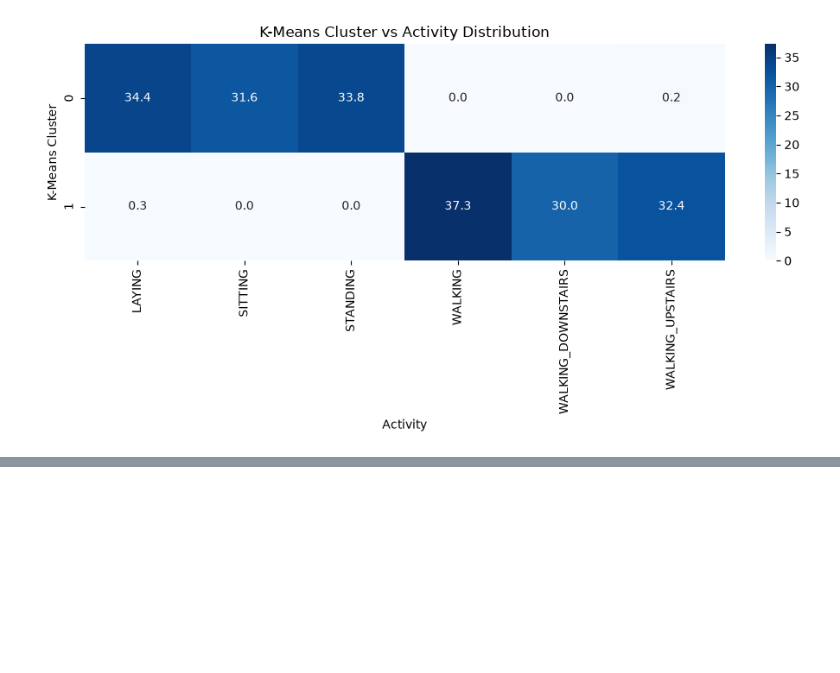
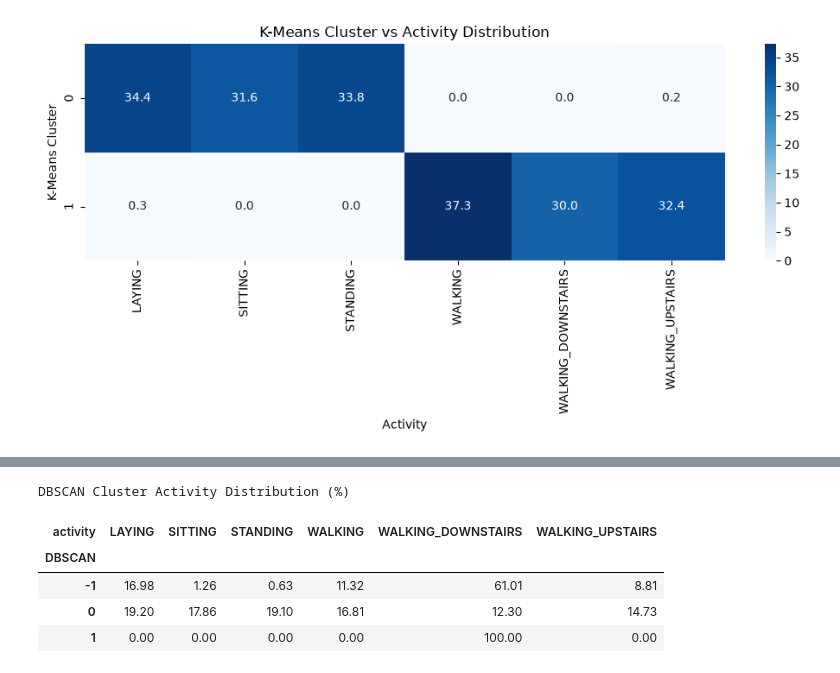
Before and after one commit to Debankumardas/Dimensionality-Reduction-Clustering, a Jupyter notebook: notebooks/dimensionality_reduction_clustering.ipynb, the cells around one changed output, grey strips where cells are left out. Cells and saved outputs as stored; diff of their text form; code cells hidden in the pictures; blank space fills up the shorter version.

```diff
--- a/notebooks/dimensionality_reduction_clustering.ipynb
+++ b/notebooks/dimensionality_reduction_clustering.ipynb
@@ -1007,0 +1150,18 @@ from scipy.cluster.hierarchy import dendrogram, linkage
+# %%
+dbscan_activity_distribution = (
+    pd.crosstab(
+        cluster_analysis["DBSCAN"],
+        cluster_analysis["activity"],
+        normalize="index"
+    ) * 100
+).round(2)
+
+print("DBSCAN Cluster Activity Distribution (%)")
+dbscan_activity_distribution
+# %% [output]
+DBSCAN Cluster Activity Distribution (%)
+| activity | LAYING | SITTING | STANDING | WALKING | WALKING_DOWNSTAIRS | WALKING_UPSTAIRS |
+| DBSCAN |  |  |  |  |  |  |
+| -1 | 16.98 | 1.26 | 0.63 | 11.32 | 61.01 | 8.81 |
+| 0 | 19.20 | 17.86 | 19.10 | 16.81 | 12.30 | 14.73 |
+| 1 | 0.00 | 0.00 | 0.00 | 0.00 | 100.00 | 0.00 |
```
Also changed, not shown: parts of 7 cells of this notebook.
